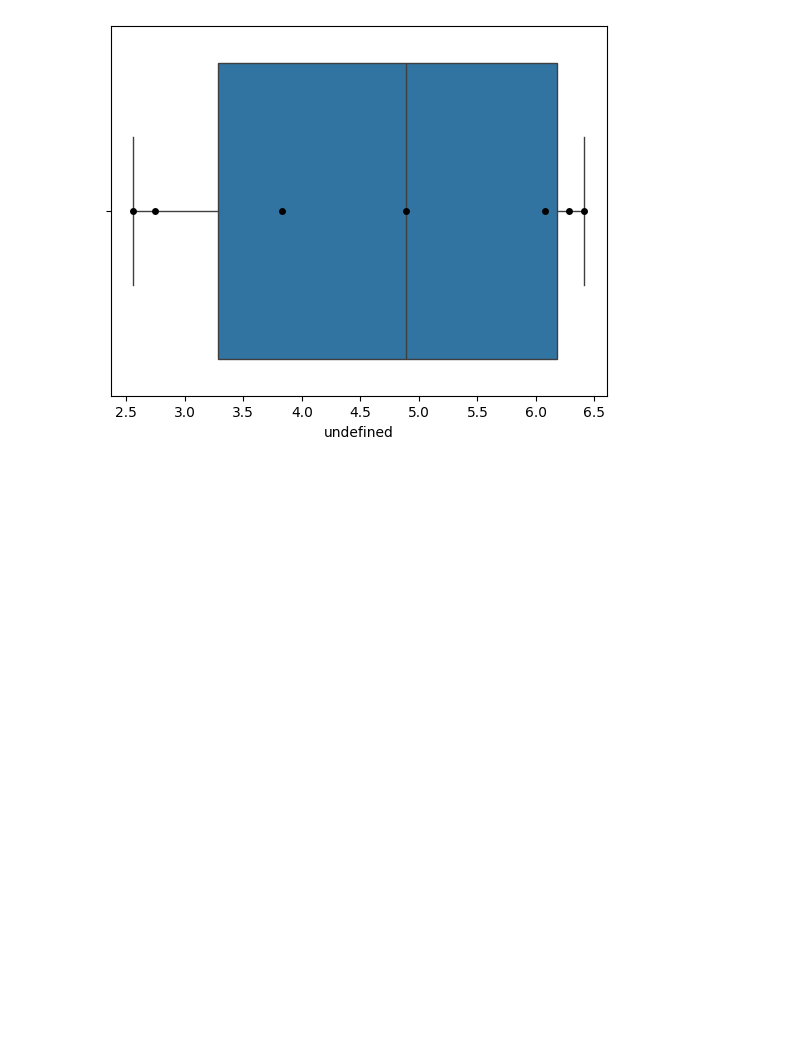
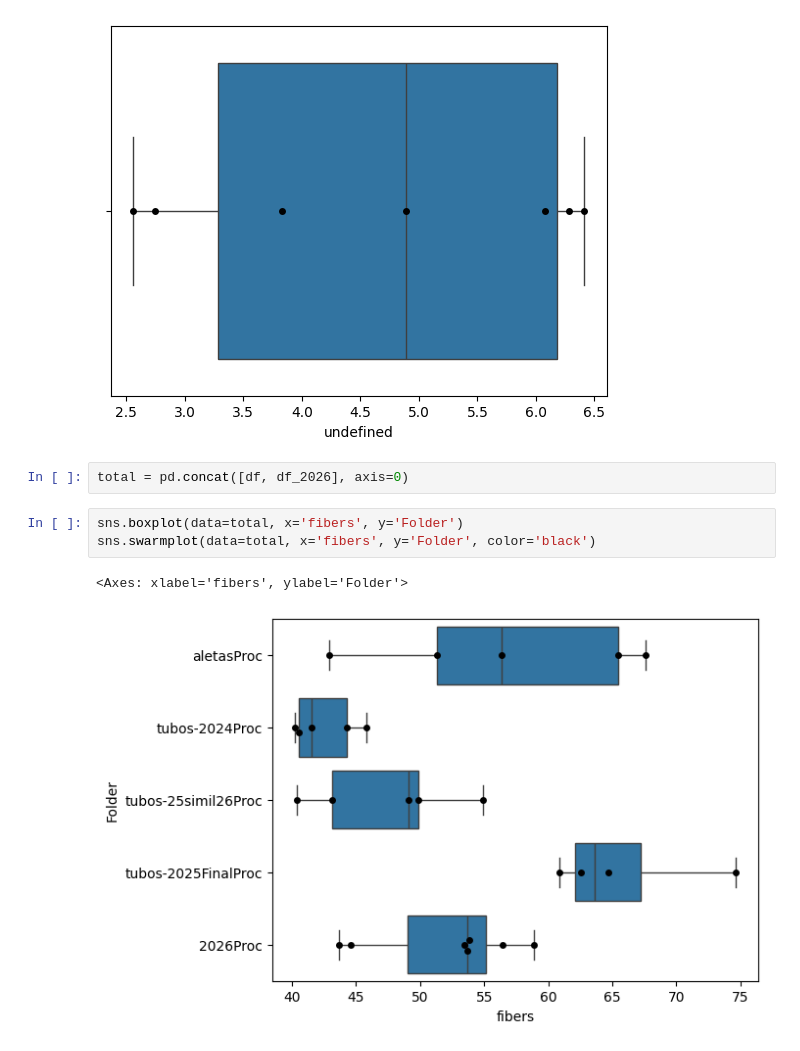
Before and after one commit to lneira19/micrography-imgpro, a Jupyter notebook: ProcesamientoMarzo2026/ProcMarzo2026.ipynb, the cells around one changed output. Saved outputs shown, nothing was run; the diff lists cells and outputs as text; blank space fills up the shorter version.

```diff
--- a/ProcesamientoMarzo2026/ProcMarzo2026.ipynb
+++ b/ProcesamientoMarzo2026/ProcMarzo2026.ipynb
@@ -363,3 +363,11 @@ sns.swarmplot(data=df_2026, x='undefined', color='black')
 plt.show()
 # %% [output]
 [figure]
+# %%
+total = pd.concat([df, df_2026], axis=0)
+# %%
+sns.boxplot(data=total, x='fibers', y='Folder')
+sns.swarmplot(data=total, x='fibers', y='Folder', color='black')
+# %% [output]
+<Axes: xlabel='fibers', ylabel='Folder'>
+[figure, added]
```
Also changed, not shown: parts of 1 cell of this notebook.
